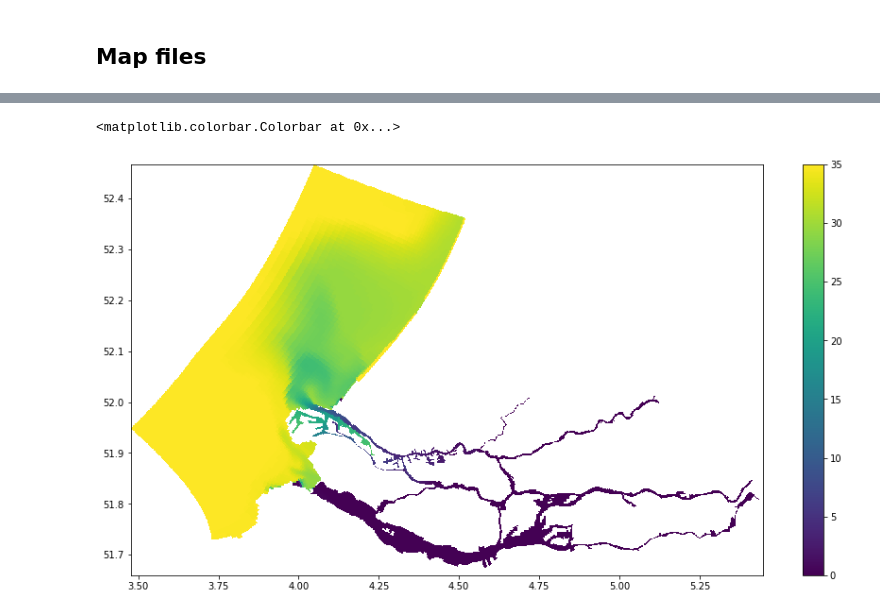
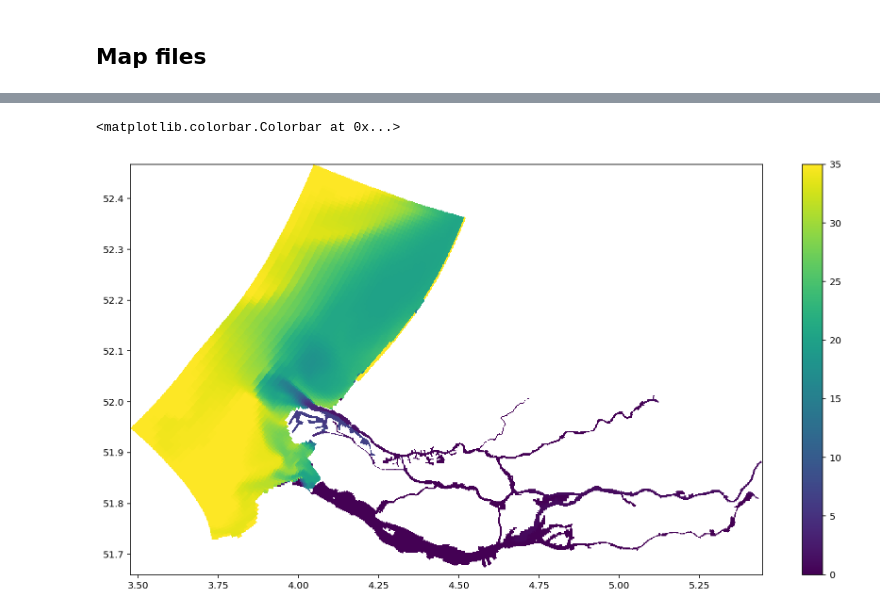
Before and after one commit to robot144/wetwin, a Jupyter notebook: zunormm_data.ipynb, the cells around one changed output, grey strips where cells are left out. Drawn from its saved outputs; the diff is of its cells as text; code cells hidden in the pictures.

```diff
--- a/zunormm_data.ipynb
+++ b/zunormm_data.ipynb
@@ -32,17 +32,17 @@ KeyError: '.zmetadata'
 # %%
-ilayer=44
-itime=90
+ilayer=44 # 44 at top
+itime=29
 x=map.x_center[:]
 y=map.y_center[:]
 z=map.z_center[:]
 sal_slice=map.salinity[itime,ilayer,:,:]
 
 
 plt.pcolormesh(x,y,sal_slice)
 plt.colorbar()
 # %% [output]
 <matplotlib.colorbar.Colorbar at 0x...>
-[figure, old version]
+[figure, new version]
 # %%
 itime=9
 iy=200
```
Also changed, not shown: parts of 9 cells of this notebook.
